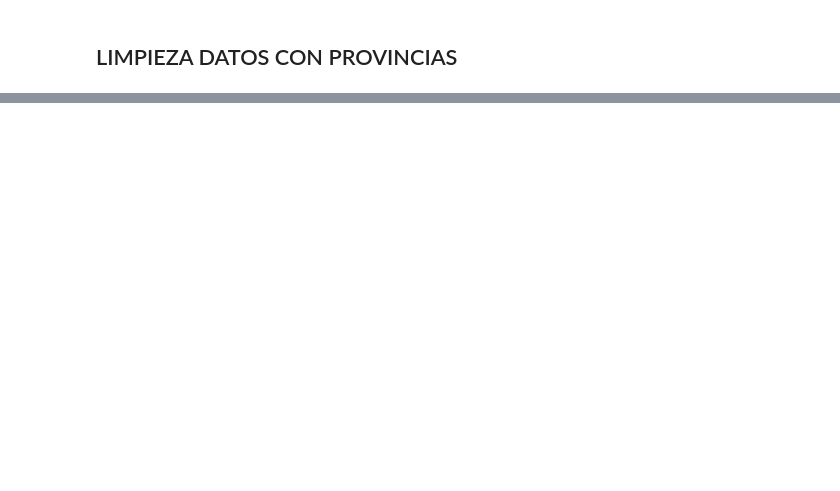
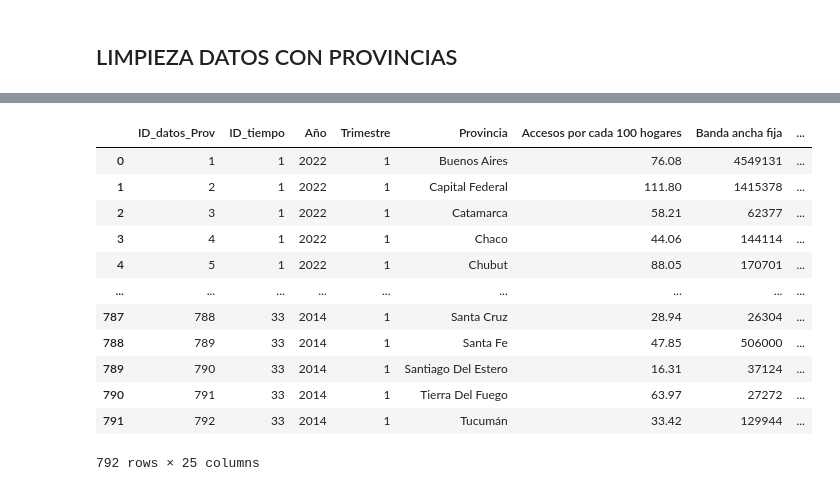
Before and after one commit to juanjolopez28/Proyectos, a Jupyter notebook: Proyecto_Henry02/ETL.ipynb, the cells around one changed output, grey strips where cells are left out. Saved outputs shown, nothing was run; the diff lists cells and outputs as text; code cells hidden in the pictures; blank space fills up the shorter version.

```diff
--- a/Proyecto_Henry02/ETL.ipynb
+++ b/Proyecto_Henry02/ETL.ipynb
@@ -268,0 +402,4 @@ df_internet_100h_P.dtypes
+# %%
+df_internet_velocidad_media_P.dtypes
+df_internet_velocidad_media_P['Mbps (Media de bajada)']=df_internet_velocidad_media_P['Mbps (Media de bajada)'].astype(str).str.replace(',','.').astype(float)
+df_internet_velocidad_media_P.dtypes
@@ -268,0 +425,5 @@ df_internet_100h_P.dtypes
+# %%
+df_internet_velocidad_rango_P.columns=['Hasta 512 kbps','Entre 512 Kbps y 1 Mbps','Entre 1 Mbps y 6 Mbps','Entre 6 Mbps y 10 Mbps','Entre 10 Mbps y 20 Mbps','Entre 20 Mbps y 30 Mbps','Más de 30 Mbps','OTROS','Total']
+#['HASTA 512 kbps','+ 512 Kbps - 1 Mbps', '+ 1 Mbps - 6 Mbps','+ 6 Mbps - 10 Mbps','+ 10 Mbps - 20 Mbps'	,'+ 20 Mbps - 30 Mbps','+ 30 Mbps',	'OTROS','Total']
+
+df_internet_velocidad_rango_P
@@ -268,0 +444,12 @@ df_internet_100h_P.dtypes
+# %%
+def quitar_punto(valor):
+    return valor.replace(".", "", 1) if valor.count(".") == 2 else valor
+
+
+#Velocidad de bajada ´por rango [Entre 512 Kbps y 1 Mbps,Entre 1 Mbps y 6 Mbps , etc]
+df_internet_velocidad_rango_P[['Hasta 512 kbps','Entre 512 Kbps y 1 Mbps','Entre 1 Mbps y 6 Mbps','Entre 6 Mbps y 10 Mbps','Entre 10 Mbps y 20 Mbps','Entre 20 Mbps y 30 Mbps','Más de 30 Mbps','OTROS','Total']]=df_internet_velocidad_rango_P[['Hasta 512 kbps','Entre 512 Kbps y 1 Mbps','Entre 1 Mbps y 6 Mbps','Entre 6 Mbps y 10 Mbps','Entre 10 Mbps y 20 Mbps','Entre 20 Mbps y 30 Mbps','Más de 30 Mbps','OTROS','Total']].astype(str)
+df_internet_velocidad_rango_P.dtypes
+df_internet_velocidad_rango_P[['Hasta 512 kbps','Entre 512 Kbps y 1 Mbps','Entre 1 Mbps y 6 Mbps','Entre 6 Mbps y 10 Mbps','Entre 10 Mbps y 20 Mbps','Entre 20 Mbps y 30 Mbps','Más de 30 Mbps','OTROS','Total']]=df_internet_velocidad_rango_P[['Hasta 512 kbps','Entre 512 Kbps y 1 Mbps','Entre 1 Mbps y 6 Mbps','Entre 6 Mbps y 10 Mbps','Entre 10 Mbps y 20 Mbps','Entre 20 Mbps y 30 Mbps','Más de 30 Mbps','OTROS','Total']].applymap(lambda x: quitar_punto(x))
+df_internet_velocidad_rango_P[['Hasta 512 kbps','Entre 512 Kbps y 1 Mbps','Entre 1 Mbps y 6 Mbps','Entre 6 Mbps y 10 Mbps','Entre 10 Mbps y 20 Mbps','Entre 20 Mbps y 30 Mbps','Más de 30 Mbps','OTROS','Total']]=df_internet_velocidad_rango_P[['Hasta 512 kbps','Entre 512 Kbps y 1 Mbps','Entre 1 Mbps y 6 Mbps','Entre 6 Mbps y 10 Mbps','Entre 10 Mbps y 20 Mbps','Entre 20 Mbps y 30 Mbps','Más de 30 Mbps','OTROS','Total']].applymap(lambda x: (float(x)*1000) if '.' in x else float(x) )
+df_internet_velocidad_rango_P.rename(columns={'Total': 'Total_velo_rango_P'}, inplace=True)
+df_internet_velocidad_rango_P
@@ -268,0 +470,32 @@ df_internet_100h_P.dtypes
+# %%
+#2.- Tabla para datos trimestrales
+df_datos_trimestrales_P=pd.concat([df_internet_100h_P,df_internet_banda_ancha_rangos_P,df_internet_tecnologia_P,df_internet_velocidad_media_P,df_internet_velocidad_rango_P],axis=1)
+# Guaramos en un csv para el EDA sin ID
+
+df_datos_trimestrales_P.to_csv('datos_provincias_sinID.csv', index=False)
+# %%
+df_aux= df_datos_trimestrales_P[['Año','Trimestre']]
+
+# Combinar los dataframes en función de las columnas 'Año' y 'Trimestre'
+df_IDs_tiempo = pd.merge(df_tiempo, df_aux, on=['Año', 'Trimestre'], how='left')[['ID_tiempo']]
+
+df_datos_trimestrales_P=pd.concat([df_IDs_tiempo,df_datos_trimestrales_P],axis=1)
+
+df_datos_trimestrales_P.insert(0, 'ID_datos_Prov', range(1, len(df_internet_100h_P) + 1))
+
+
+df_datos_trimestrales_P
+# %% [output]
+|  | ID_datos_Prov | ID_tiempo | Año | Trimestre | Provincia | Accesos por cada 100 hogares | Banda ancha fija | ... |
+| 0 | 1 | 1 | 2022 | 1 | Buenos Aires | 76.08 | 4549131 | ... |
+| 1 | 2 | 1 | 2022 | 1 | Capital Federal | 111.80 | 1415378 | ... |
+| 2 | 3 | 1 | 2022 | 1 | Catamarca | 58.21 | 62377 | ... |
+| 3 | 4 | 1 | 2022 | 1 | Chaco | 44.06 | 144114 | ... |
+| 4 | 5 | 1 | 2022 | 1 | Chubut | 88.05 | 170701 | ... |
+| ... | ... | ... | ... | ... | ... | ... | ... | ... |
+| 787 | 788 | 33 | 2014 | 1 | Santa Cruz | 28.94 | 26304 | ... |
+| 788 | 789 | 33 | 2014 | 1 | Santa Fe | 47.85 | 506000 | ... |
+| 789 | 790 | 33 | 2014 | 1 | Santiago Del Estero | 16.31 | 37124 | ... |
+| 790 | 791 | 33 | 2014 | 1 | Tierra Del Fuego | 63.97 | 27272 | ... |
+| 791 | 792 | 33 | 2014 | 1 | Tucumán | 33.42 | 129944 | ... |
+792 rows × 25 columns
```
Also changed, not shown: parts of 21 cells of this notebook, 6 other files.
